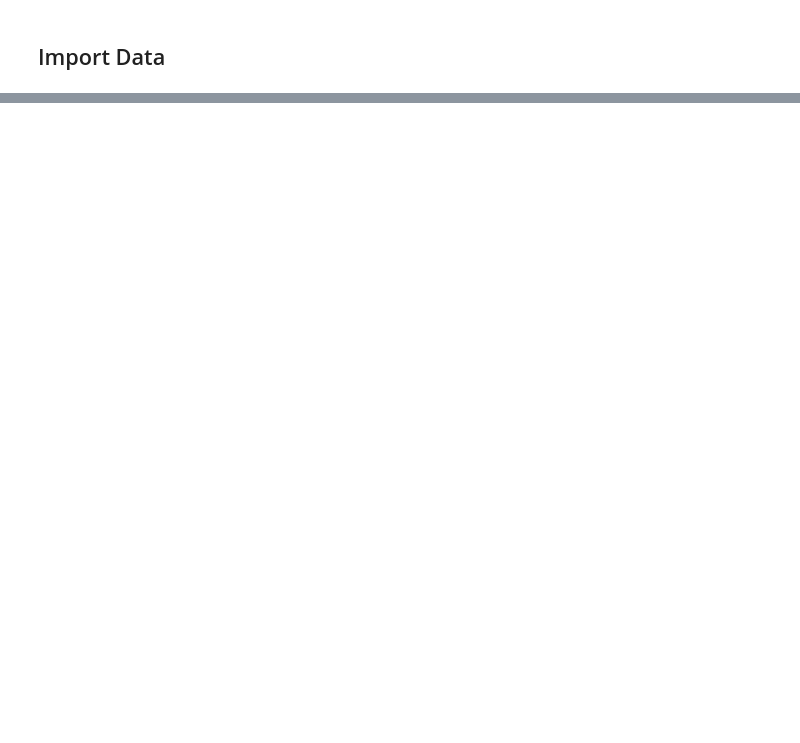
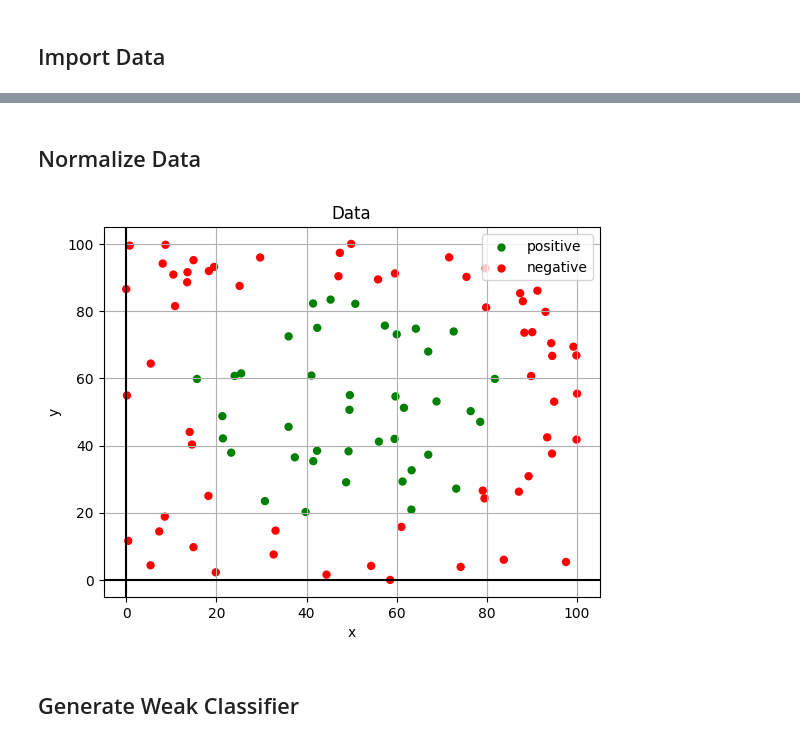
Before and after one commit to dayan3847/machine_learning, a Jupyter notebook: dayan3847/ada_boost/colab/ada_boost.ipynb, the cells around one changed output, grey strips where cells are left out. Cells and saved outputs as stored; diff of their text form; code cells hidden in the pictures; blank space fills up the shorter version.

```diff
--- a/dayan3847/ada_boost/colab/ada_boost.ipynb
+++ b/dayan3847/ada_boost/colab/ada_boost.ipynb
@@ -50,0 +89,2 @@ plotter.show()
+# %% [markdown]
+## Normalize Data
@@ -51,3 +93,10 @@ plotter.show()
+# %%
+plotter.plot_data(ada_boost_main.data)
+plotter.show()
+# %% [output]
+[figure, added]
+# %% [markdown]
+## Generate Weak Classifier
 # %%
 data.normalize()
 plotter.plot_data(data)
```
Also changed, not shown: parts of 13 cells of this notebook, 20 other files.
